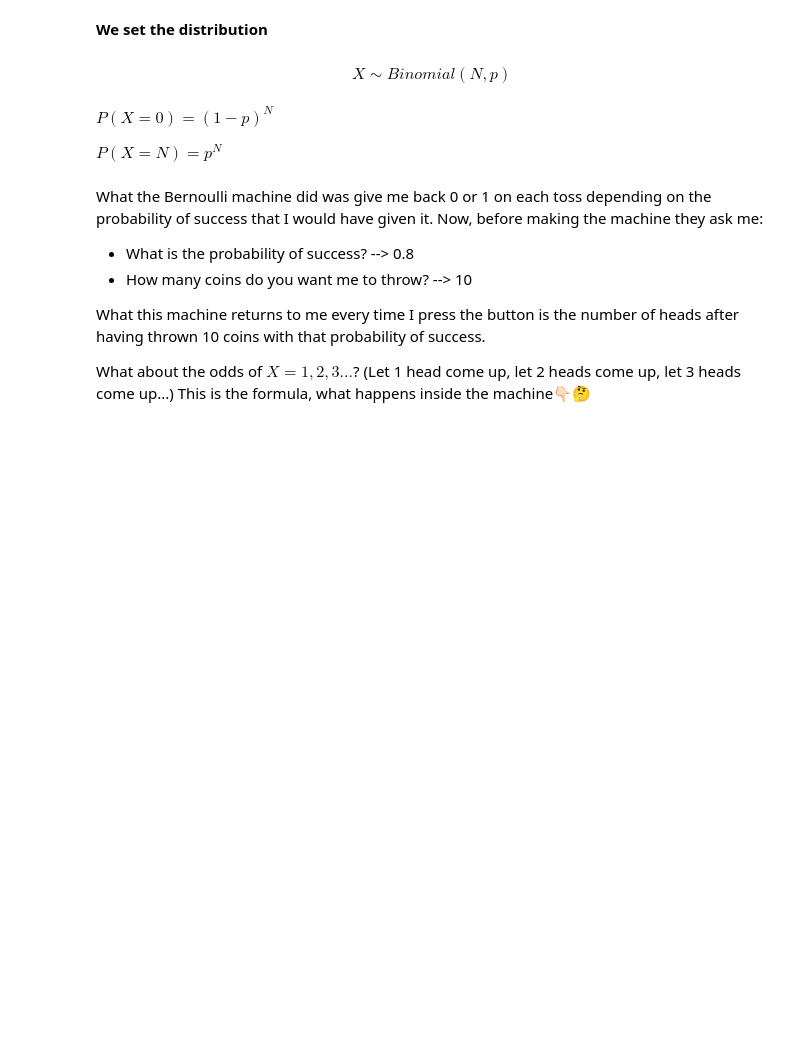
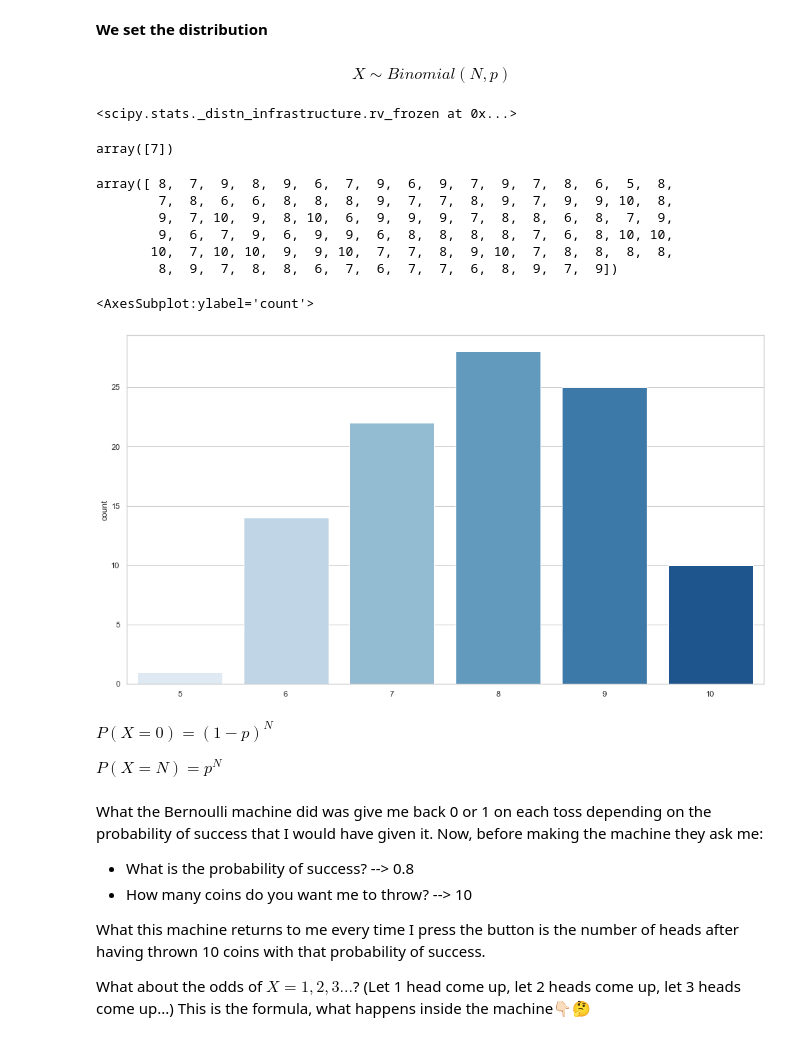
Before and after one commit to Ironhack-data-bcn-oct-2022/lectures, a Jupyter notebook: week-5/03- Discrete distributions.ipynb, the cells around one changed output. Cells and saved outputs as stored; diff of their text form; code cells hidden in the pictures; blank space fills up the shorter version.

```diff
--- a/week-5/03- Discrete distributions.ipynb
+++ b/week-5/03- Discrete distributions.ipynb
@@ -271,3 +319,7 @@ Therefore, we can summarize it as the probability of having $k$ hits on $N$ tota
 # %% [markdown]
 
 <div align="center">$X \sim Binomial(N, p)$</div>
+# %%
+N = 10
+# %%
+p = 0.8
@@ -273,0 +328,27 @@ Therefore, we can summarize it as the probability of having $k$ hits on $N$ tota
+# %%
+my_binomial = binom(N, p)
+my_binomial
+# %% [output]
+<scipy.stats._distn_infrastructure.rv_frozen at 0x...>
+# %%
+my_binomial.rvs(size=1)
+
+
+# The result I get from this is how many 1 (favorable cases I get)
+# %% [output]
+array([7])
+# %%
+my_100_experiments = my_binomial.rvs(size=100)
+my_100_experiments
+# %% [output]
+array([ 8,  7,  9,  8,  9,  6,  7,  9,  6,  9,  7,  9,  7,  8,  6,  5,  8,
+        7,  8,  6,  6,  8,  8,  8,  9,  7,  7,  8,  9,  7,  9,  9, 10,  8,
+        9,  7, 10,  9,  8, 10,  6,  9,  9,  9,  7,  8,  8,  6,  8,  7,  9,
+        9,  6,  7,  9,  6,  9,  9,  6,  8,  8,  8,  8,  7,  6,  8, 10, 10,
+       10,  7, 10, 10,  9,  9, 10,  7,  7,  8,  9, 10,  7,  8,  8,  8,  8,
+        8,  9,  7,  8,  8,  6,  7,  6,  7,  7,  6,  8,  9,  7,  9])
+# %%
+sns.countplot(x = my_100_experiments, palette="Blues")
+# %% [output]
+<AxesSubplot:ylabel='count'>
+[figure, added]
```
Also changed, not shown: parts of 85 cells of this notebook.
